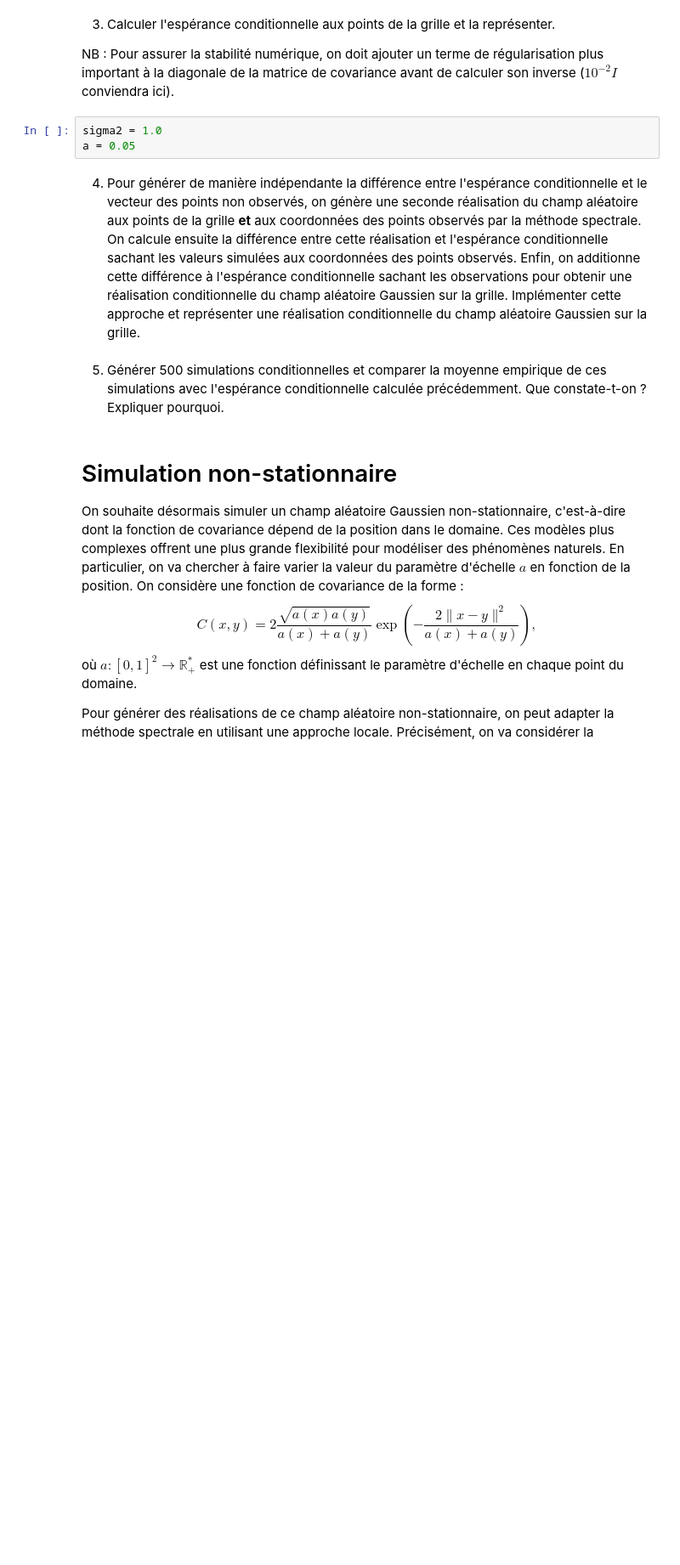
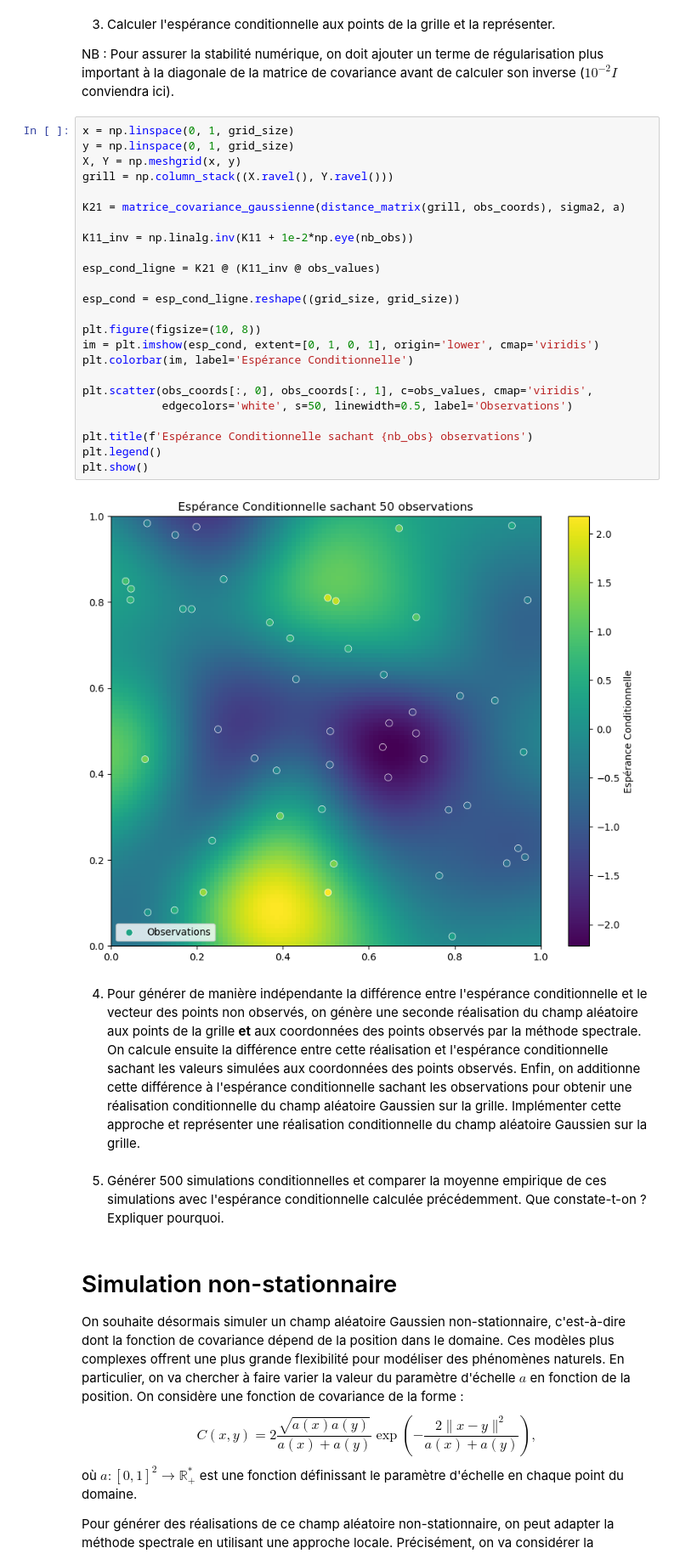
Before and after one commit to lduvallaude/projet-numerique-de-probabilites, a Jupyter notebook: Projet_proba.ipynb, the cells around one changed output. Shown at 85% size. Drawn from its saved outputs; the diff is of its cells as text; blank space fills up the shorter version.

```diff
--- a/Projet_proba.ipynb
+++ b/Projet_proba.ipynb
@@ -340,8 +395,31 @@ On va donc chercher à simuler directement cette différence pour obtenir des r
 
 NB : Pour assurer la stabilité numérique, on doit ajouter un terme de régularisation plus important à la diagonale de la matrice de covariance avant de calculer son inverse ($10^{-2} I$ conviendra ici).
 # %%
-sigma2 = 1.0
-a = 0.05
+x = np.linspace(0, 1, grid_size)
+y = np.linspace(0, 1, grid_size)
+X, Y = np.meshgrid(x, y)
+grill = np.column_stack((X.ravel(), Y.ravel()))
+
+K21 = matrice_covariance_gaussienne(distance_matrix(grill, obs_coords), sigma2, a)
+
+K11_inv = np.linalg.inv(K11 + 1e-2*np.eye(nb_obs))
+
+esp_cond_ligne = K21 @ (K11_inv @ obs_values)
+
+esp_cond = esp_cond_ligne.reshape((grid_size, grid_size))
+
+plt.figure(figsize=(10, 8))
+im = plt.imshow(esp_cond, extent=[0, 1, 0, 1], origin='lower', cmap='viridis')
+plt.colorbar(im, label='Espérance Conditionnelle')
+
+plt.scatter(obs_coords[:, 0], obs_coords[:, 1], c=obs_values, cmap='viridis',
+            edgecolors='white', s=50, linewidth=0.5, label='Observations')
+
+plt.title(f'Espérance Conditionnelle sachant {nb_obs} observations')
+plt.legend()
+plt.show()
+# %% [output]
+[figure, added]
 # %% [markdown]
 4. Pour générer de manière indépendante la différence entre l'espérance conditionnelle et le vecteur des points non observés, on génère une seconde réalisation du champ aléatoire aux points de la grille **et** aux coordonnées des points observés par la méthode spectrale. On calcule ensuite la différence entre cette réalisation et l'espérance conditionnelle sachant les valeurs simulées aux coordonnées des points observés. Enfin, on additionne cette différence à l'espérance conditionnelle sachant les observations pour obtenir une réalisation conditionnelle du champ aléatoire Gaussien sur la grille. Implémenter cette approche et représenter une réalisation conditionnelle du champ aléatoire Gaussien sur la grille.
 # %% [markdown]
```
Also changed, not shown: parts of 4 cells of this notebook, 1 other file.
